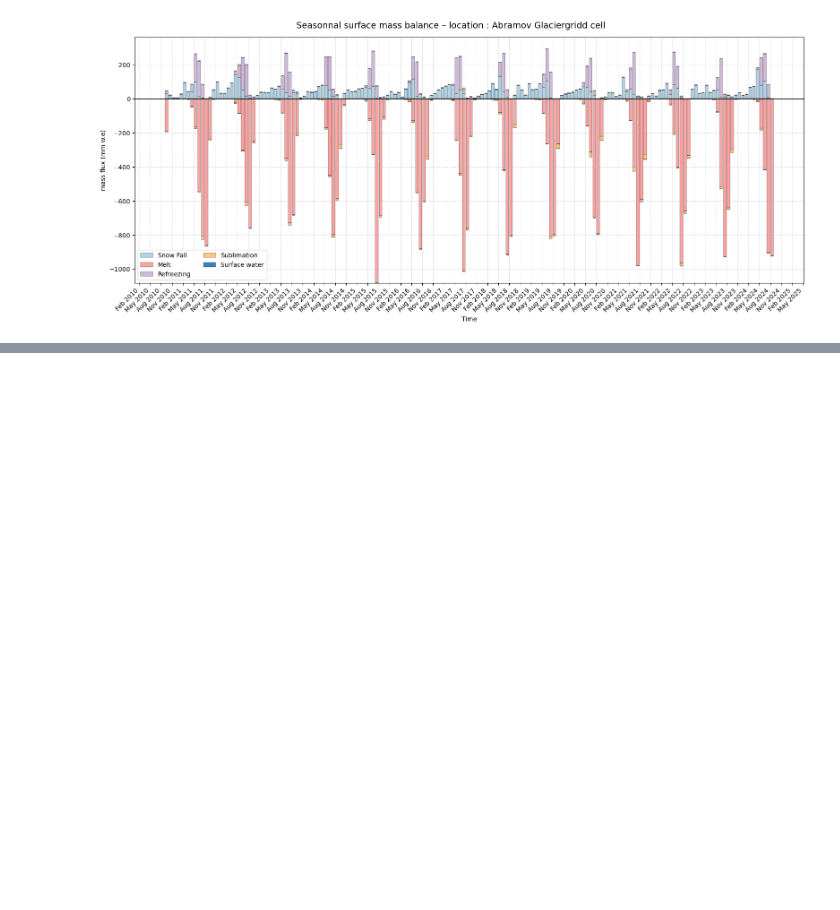
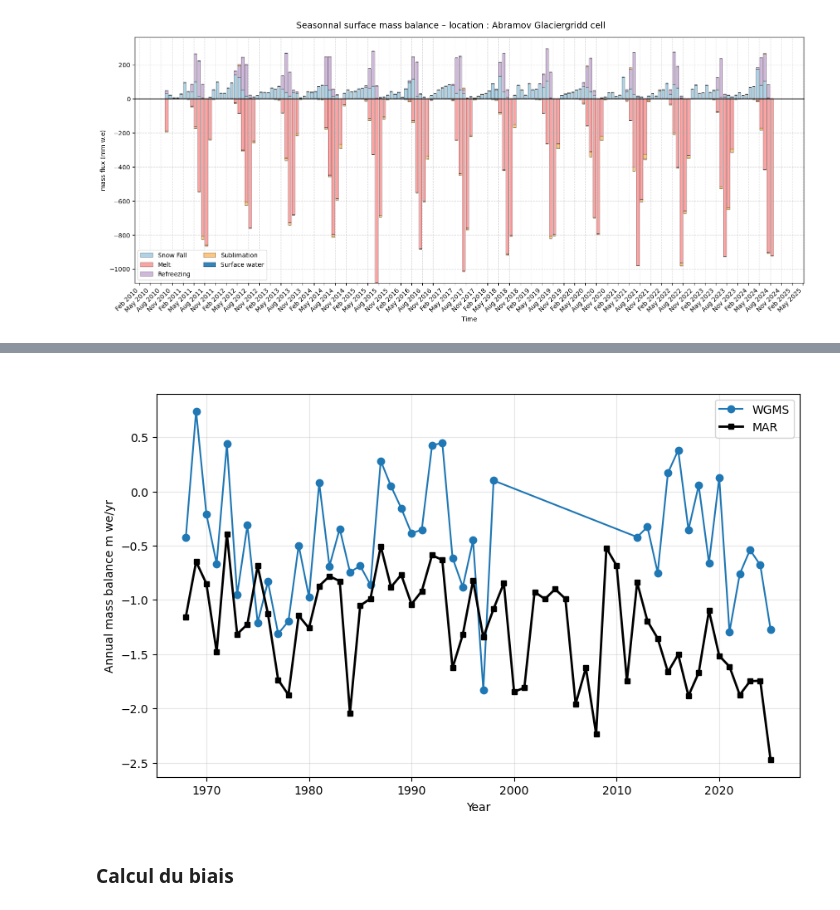
Before and after one commit to xfain/MAR_HMA, a Jupyter notebook: Pamir_domain/SMB.timeSeries_GRp-Abramov.ipynb, the cells around one changed output, grey strips where cells are left out. Cells and saved outputs as stored; diff of their text form; code cells hidden in the pictures; blank space fills up the shorter version.

```diff
--- a/Pamir_domain/SMB.timeSeries_GRp-Abramov.ipynb
+++ b/Pamir_domain/SMB.timeSeries_GRp-Abramov.ipynb
@@ -597,0 +630,4 @@ plt.show()
+# %%
+wgms_folder ='/bettik/PROJECTS/pr-regional-climate/fainx/PAMIR_SMB_OBS/WGMS-FoG-2026-02-10/'
+wgms_file_glacier = 'glacier.csv'
+wgms_file_smb = 'mass_balance.csv'
@@ -597,0 +680,68 @@ plt.show()
+# %%
+wgms_smb_df = pd.read_csv(wgms_folder+wgms_file_smb , sep=",")
+wgms_smb_df = wgms_smb_df.rename(columns={"glacier_id": "id"})
+
+wgms_smb_df["id"] = pd.to_numeric(wgms_smb_df["id"], errors="coerce")
+wgms_smb_df["year"] = pd.to_numeric(wgms_smb_df["year"], errors="coerce")
+# %%
+balance_col = "annual_balance"
+# %%
+smb_obs = {}
+
+for _, row in wgms_glaciers.iterrows():
+    gid = row["id"]
+    sub = wgms_smb_df.loc[wgms_smb_df["id"] == gid, ["year", balance_col]].dropna()
+    sub = sub.sort_values("year")
+    smb_obs[row["name"]] = sub
+# %%
+plt.figure(figsize=(10, 6))
+
+ds = smb_obs["Abramov"]
+
+
+ds_SMB_abra = ds_SMB.isel(Y=iY, X=iX)
+
+ds_SMB_abra_annual = (
+    ds_SMB_abra
+    .resample(time="AS-SEP")
+    .sum()
+    .sel(time=slice("1967-09-01", "2025-08-31"))
+    / 1000  # m w.e.
+)
+
+# "le groupe septembre 1967 → août 1968 est généralement étiqueté par 1967-09-01." => resample donne le début de l'année hydro en time
+# Ajouter une année
+ds_SMB_abra_annual["time"] = (
+    ds_SMB_abra_annual.time.to_index() + pd.DateOffset(years=1)
+)
+
+
+plt.plot(
+    ds["year"],
+    ds[balance_col],
+    marker="o",
+    linewidth=1.5,
+    label='WGMS'
+)
+
+plt.plot(
+    ds_SMB_abra_annual.time.dt.year,
+    ds_SMB_abra_annual,
+    color="black",
+    linewidth=2,
+    marker="s",
+    markersize=4,
+    label="MAR"
+)
+
+
+plt.xlabel("Year")
+plt.ylabel("Annual mass balance m we/yr")
+plt.title(" ")
+plt.grid(True, alpha=0.3)
+plt.legend()
+plt.show()
+# %% [output]
+[figure, added]
+# %% [markdown]
+### Calcul du biais
```
Also changed, not shown: parts of 22 cells of this notebook, 3 other files.
